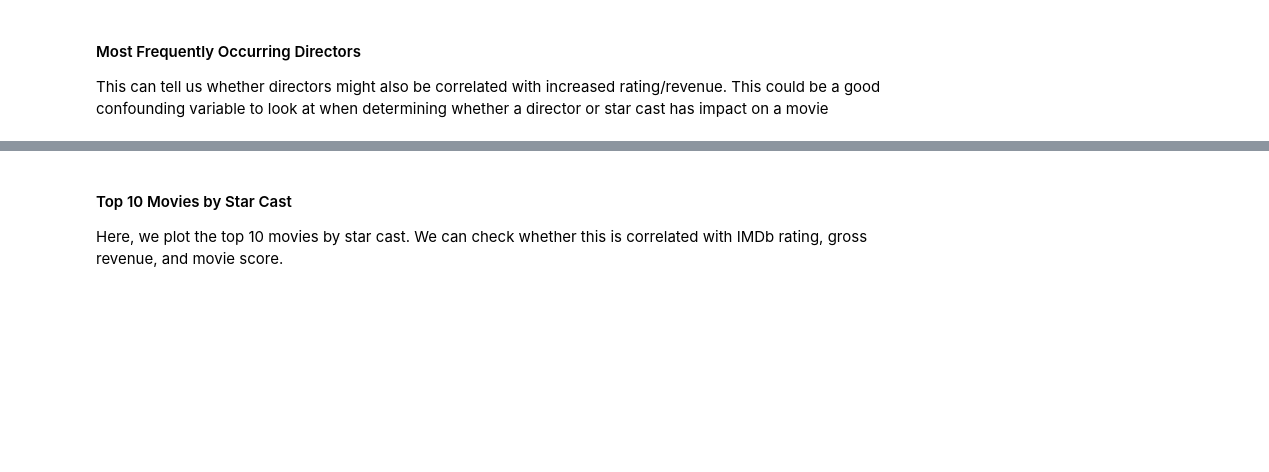
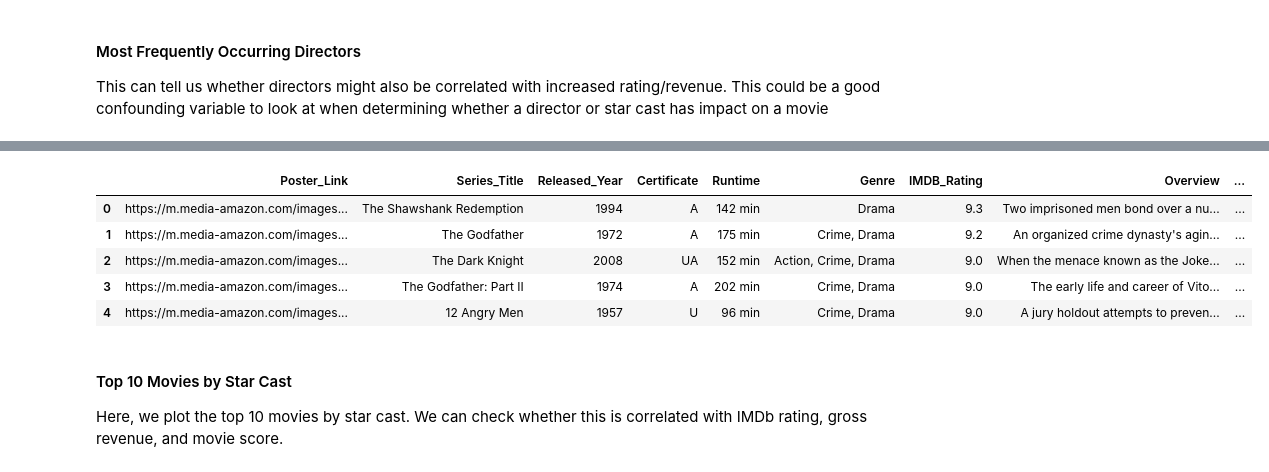
Before and after one commit to COGS108/Group138_WI26, a Jupyter notebook: 02-EDACheckpoint.ipynb, the cells around one changed output, grey strips where cells are left out. Cells and saved outputs as stored; diff of their text form; code cells hidden in the pictures; blank space fills up the shorter version.

Commit message:
did director eda and copied over data

```diff
--- a/02-EDACheckpoint.ipynb
+++ b/02-EDACheckpoint.ipynb
@@ -409,0 +411,14 @@ enhanced_box_office_data
+# %%
+# uploading the file, so that i can get the director data
+
+enhanced_box_office_data = pd.read_csv('data/00-raw/imdb_top_1000.csv')
+# %%
+directors = enhanced_box_office_data.groupby('Director').size().sort_values(ascending=False)
+
+# grouping by director to see the total count of of movies each director has in the dataset
+
+directors
+
+'''
+On average, directors in the data have about 1.82 movies under their name, you can see the top are Hitchcock and Spielberg with 14 and 13 movies respectively, both being very well known directors.
+'''
@@ -410,3 +439,18 @@ enhanced_box_office_data
+# %%
+director_count_df = enhanced_box_office_data.merge(directors.to_frame(), on='Director', how='left')
+director_count_df.rename(columns={0: 'Director_Movie_Count'}, inplace=True)
+
+director_count_df.head()
+
+# added director count to each individual move in the dataset, so that we can use it as a feature in our analysis.
+#
+# %% [output]
+|  | Poster_Link | Series_Title | Released_Year | Certificate | Runtime | Genre | IMDB_Rating | Overview | ... |
+| 0 | https://m.media-amazon.com/images... | The Shawshank Redemption | 1994 | A | 142 min | Drama | 9.3 | Two imprisoned men bond over a nu... | ... |
+| 1 | https://m.media-amazon.com/images... | The Godfather | 1972 | A | 175 min | Crime, Drama | 9.2 | An organized crime dynasty's agin... | ... |
+| 2 | https://m.media-amazon.com/images... | The Dark Knight | 2008 | UA | 152 min | Action, Crime, Drama | 9.0 | When the menace known as the Joke... | ... |
+| 3 | https://m.media-amazon.com/images... | The Godfather: Part II | 1974 | A | 202 min | Crime, Drama | 9.0 | The early life and career of Vito... | ... |
+| 4 | https://m.media-amazon.com/images... | 12 Angry Men | 1957 | U | 96 min | Crime, Drama | 9.0 | A jury holdout attempts to preven... | ... |
 # %% [markdown]
 #### Top 10 Movies by Star Cast
 
```
Also changed, not shown: parts of 9 cells of this notebook.
